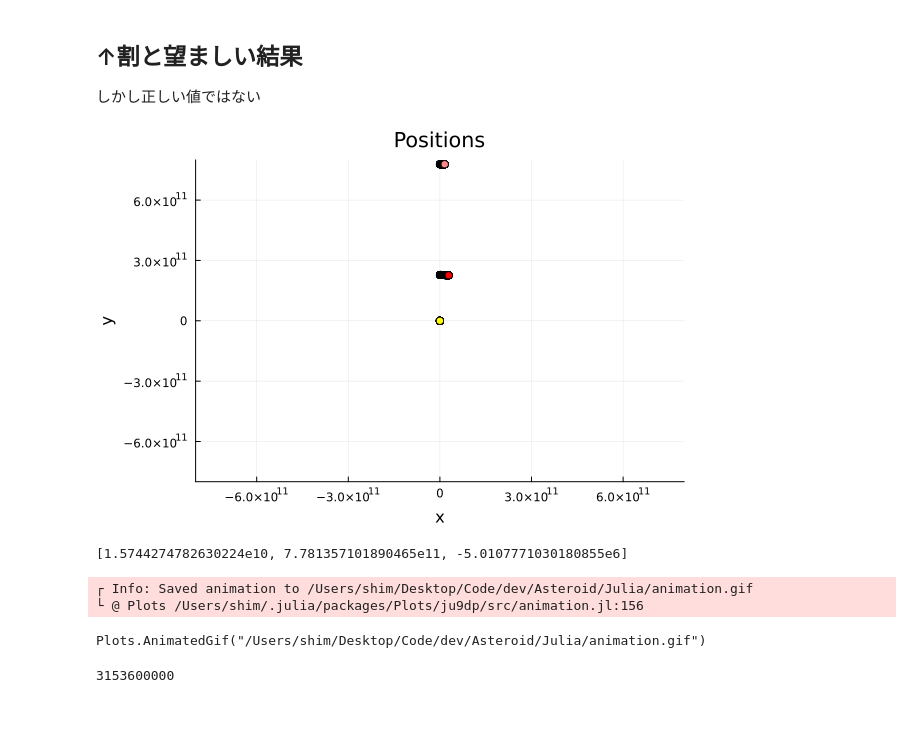
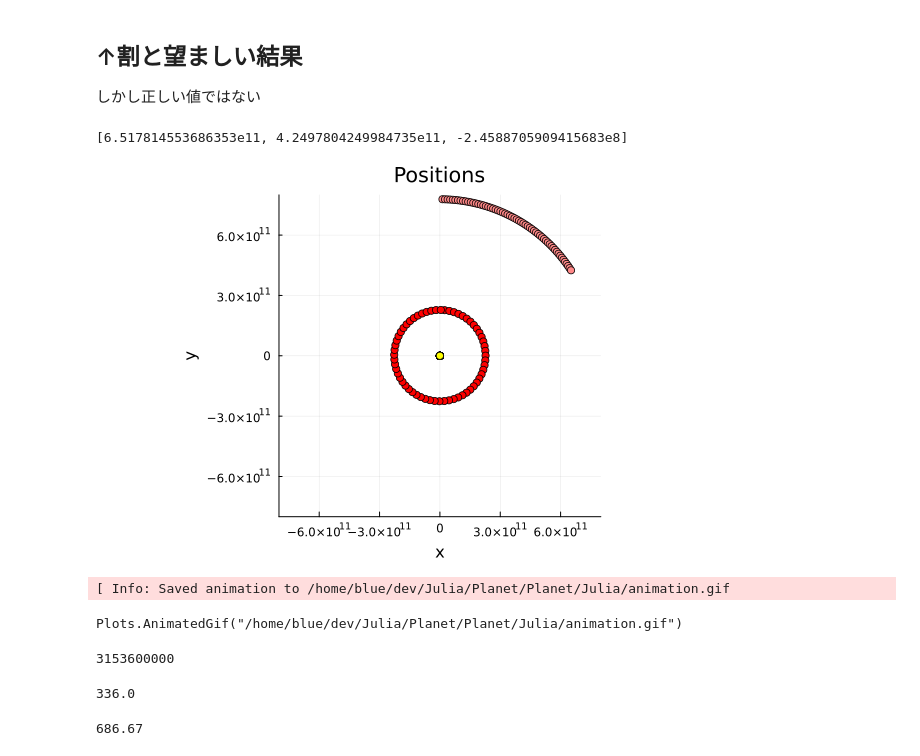
Before and after one commit to Shiroku-ma/Planet, a Jupyter notebook: Julia/planets.ipynb, the cells around one changed output. Saved outputs shown, nothing was run; the diff lists cells and outputs as text; code cells hidden in the pictures; blank space fills up the shorter version.

```diff
--- a/Julia/planets.ipynb
+++ b/Julia/planets.ipynb
@@ -177,8 +177,8 @@ end
 
 function main()
     t = 0.0
-    tEnd = 1209600.0
-    dt = 3600.0
+    tEnd = 60.0 * 60.0 * 24.0 * 685.0 #1火星年
+    dt = 60.0 * 60.0 #1時間
     G = 6.674e-11
     mass = [
         1.988e30
@@ -209,46 +209,54 @@ function main()
 	KE_save[1] = KE
 	PE_save = zeros(Nt+1)
 	PE_save[1] = PE
 
     for i in 1:Nt
 		vel += acc * dt/2.0
 		pos += vel * dt
 		acc = getAcc( pos, mass, G)
 		vel += acc * dt/2.0
 		t += dt
 
         KE, PE  = getEnergy( pos, vel, mass, G )
         pos_save[:,:,i+1] = pos
 		KE_save[i+1] = KE
 		PE_save[i+1] = PE
     end
 
-    p = scatter([0], [0], xlims=(-8.0e11,8.0e11), ylims=(-8.0e11,8.0e11), title="Positions", xlabel="x", ylabel="y", legend=false)
-    anim = @animate for frame in 1:Nt
+    p = scatter([0], [0], xlims=(-8.0e11,8.0e11), ylims=(-8.0e11,8.0e11), title="Positions", xlabel="x", ylabel="y", aspect_ratio=:equal, legend=false)
+    al = Int(Nt/60.0)
+    anim = @animate for frame in 1:60
         for i in 1:3
-            x = pos_save[i,1,frame]
-            y = pos_save[i,2,frame]
+            x = pos_save[i,1,frame*al]
+            y = pos_save[i,2,frame*al]
             scatter!(p, [x], [y], color=colors[i])
         end
     end
 
     println(pos_save[3,:,Nt])
     display(p)
-    gif(anim, "animation.gif", fps=3600)
+    gif(anim, "animation.gif", fps=10)
 end
 
 colors = [:yellow, :red, :"#ff8888"]
 
 main()
 # %% [output]
+[6.517814553686353e11, 4.2497804249984735e11, -2.4588705909415683e8]
-[figure, old version]
+[figure, new version]
-[1.5744274782630224e10, 7.781357101890465e11, -5.0107771030180855e6]
-┌ Info: Saved animation to /Users/shim/Desktop/Code/dev/Asteroid/Julia/animation.gif
-└ @ Plots /Users/shim/.julia/packages/Plots/ju9dp/src/animation.jl:156
+[ Info: Saved animation to /home/blue/dev/Julia/Planet/Planet/Julia/animation.gif
-Plots.AnimatedGif("/Users/shim/Desktop/Code/dev/Asteroid/Julia/animation.gif")
+Plots.AnimatedGif("/home/blue/dev/Julia/Planet/Planet/Julia/animation.gif")
 # %%
 60*60*24*365*100
 # %% [output]
 3153600000
 # %%
 3,153,600,000
+# %%
+1209600.0/3600.0
+# %% [output]
+336.0
+# %%
+365.25 * 1.880
+# %% [output]
+686.67
```
Also changed, not shown: 2 other files.
